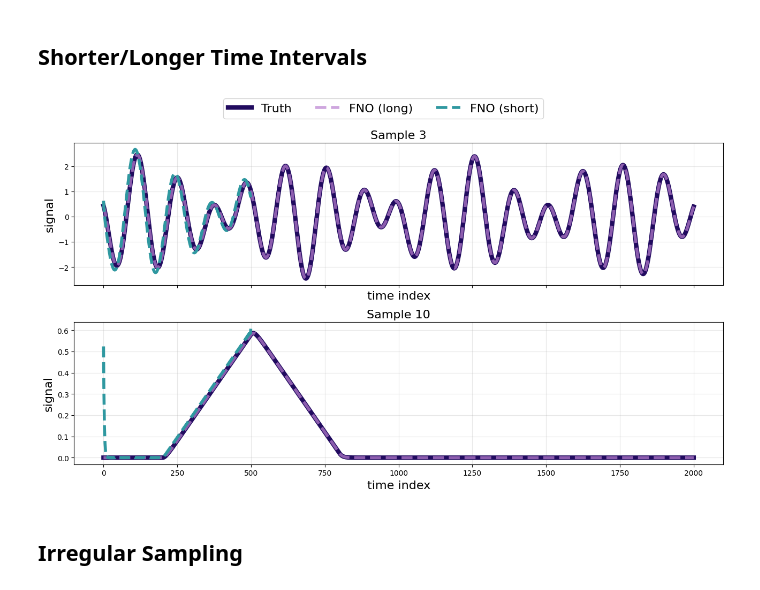
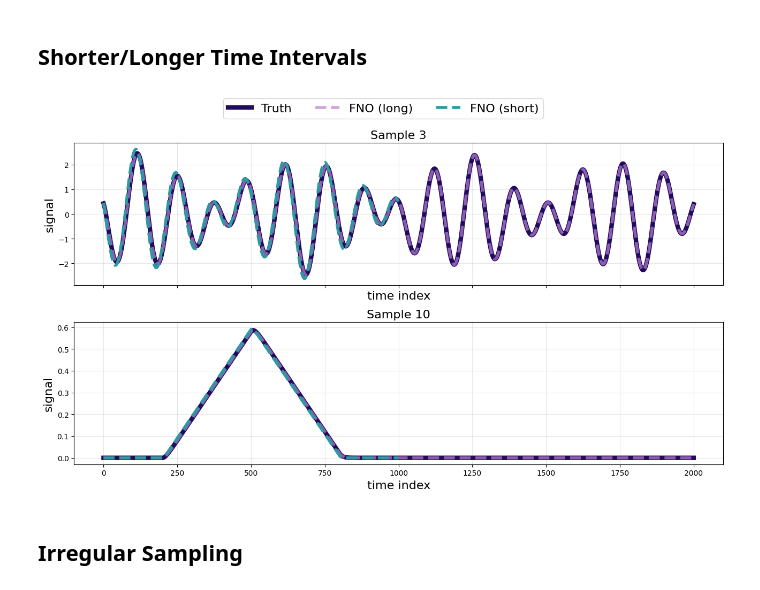
Before and after one commit to mathieusalz/LSMS_NeuralOperator_Tutorial, a Jupyter notebook: 3_LinearPulse_FNO.ipynb, the cells around one changed output. Cells and saved outputs as stored; diff of their text form; code cells hidden in the pictures.

```diff
--- a/3_LinearPulse_FNO.ipynb
+++ b/3_LinearPulse_FNO.ipynb
@@ -162,14 +162,13 @@ class SpectralConv1d(nn.Module):
         return y
 
 class FNOBlock1d(nn.Module):
-    def __init__(self, in_channels: int, out_channels: int, modes: int, activation: nn.Module = nn.Identity()):
+    def __init__(self, in_channels: int, out_channels: int, modes: int):
         super().__init__()
         self.spectral_conv = SpectralConv1d(in_channels, out_channels, modes)
-        self.activation = activation
 
     def forward(self, x: torch.Tensor) -> torch.Tensor:
         y = self.spectral_conv(x)
-        return self.activation(y)
+        return y
 
 class FNO1d_mod(nn.Module):
     def __init__(
@@ -178,31 +177,17 @@ class FNO1d_mod(nn.Module):
         out_channels: int,
         modes: int,
         width: int,
-        block_activation: nn.Module = nn.Identity(),
-        n_blocks: int = 1,
     ):
         super().__init__()
         self.in_channels = in_channels
         self.out_channels = out_channels
         self.modes = modes
         self.width = width
-        self.n_blocks = n_blocks
 
-        # For this notebook we keep lift/decode off (Identity) to focus on the FFT-conv equivalence.
-        self.lift_network = nn.Identity()
-        self.decode_network = nn.Identity()
-
-        self.fno_blocks = nn.ModuleList([
-            FNOBlock1d(width, width, modes, block_activation)
-            for _ in range(n_blocks)
-        ])
+        self.fno_block = nn.ModuleList([FNOBlock1d(width, width, modes)])
 
     def forward(self, x: torch.Tensor) -> torch.Tensor:
-        x = self.lift_network(x)
-        for blk in self.fno_blocks:
-            x = blk(x)
-        x = self.decode_network(x)
-        return x
+        return self.fno_block[0](x)
 # %%
 @torch.no_grad()
 def init_fno_for_circular_conv(model: nn.Module, H: torch.Tensor, zero_bypass: bool = True):
@@ -445,7 +409,6 @@ class LinearConvWrapper1d(nn.Module):
         assert C == 1, "This wrapper assumes single-channel for now (C=1)."
 
         pad_left = self.padding // 2
-        pad_right = self.padding - pad_left
 
         # Symmetric zero-padding
         x_pad = torch.zeros(B, C, N + self.padding, device=x.device, dtype=x.dtype)
@@ -739,8 +688,8 @@ N0 = out_of_dist_x.shape[-1]
 assert N0 <= L, f"Need N0={N0} <= L={L} for the linear-conv wrapper."
 
 # lengths for over/under sampling
-N_over  = min(2 * N0, L)
-N_under = max(N0 // 2, 64)
+N_over  = 2* N0
+N_under = N0 // 2
 
 def resample_same_interval(sig_1d: np.ndarray, Nnew: int) -> np.ndarray:
     t0 = np.arange(N0)
@@ -810,7 +818,7 @@ Saved: OOD_FNO_over_under_sampling.pdf
 # %%
 idxs = [3, 10]
 N0 = out_of_dist_x.shape[-1]
-N_short = 500 # N0 // 2
+N_short = 1000
 
 first_fno_lin.eval()
 fig, axes = plt.subplots(2, 1, figsize=(13, 8), sharex=True)
@@ -827,34 +835,34 @@ with torch.no_grad():
         y_full  = out_of_dist_y[sidx, 0].cpu().numpy()
         y_short = out_of_dist_y[sidx, 0, :N_short].cpu().numpy()
 
         pred_full  = first_fno_lin(x_full)[0,0].cpu().numpy()
         pred_short = first_fno_lin(x_short)[0,0].cpu().numpy()
 
         t_short = np.arange(N_short)
         t = np.arange(N0)
 
         ax.plot(t, y_full, color="#210B5F", lw=6., label="Truth")
 
         ax.plot(t, pred_full, "--", color="#BA81D1", lw=4.0,
                 alpha=0.7, label="FNO (long)")
 
         ax.plot(t_short, pred_short, "--", color="#2F98A0", lw=4.,
                 label="FNO (short)")
 
         ax.set_title(f"Sample {sidx}", fontsize=16)
         ax.set_xlabel("time index", fontsize=16)
         ax.set_ylabel("signal", fontsize=16)
         ax.grid(True, alpha=0.3)
 
 handles, labels = axes[0].get_legend_handles_labels()
 fig.legend(handles, labels, loc="upper center", ncol=3, fontsize=16)
 plt.tight_layout(rect=[0, 0.05, 1, 0.93])
 # Save figure
 save_path = "FNO_shorter_longer.pdf"
 fig.savefig(save_path, dpi=300, bbox_inches="tight")
 plt.show()
 # %% [output]
-[figure, old version]
+[figure, new version]
 # %% [markdown]
 ## Irregular Sampling
 # %%
```
Also changed, not shown: parts of 11 cells of this notebook.
